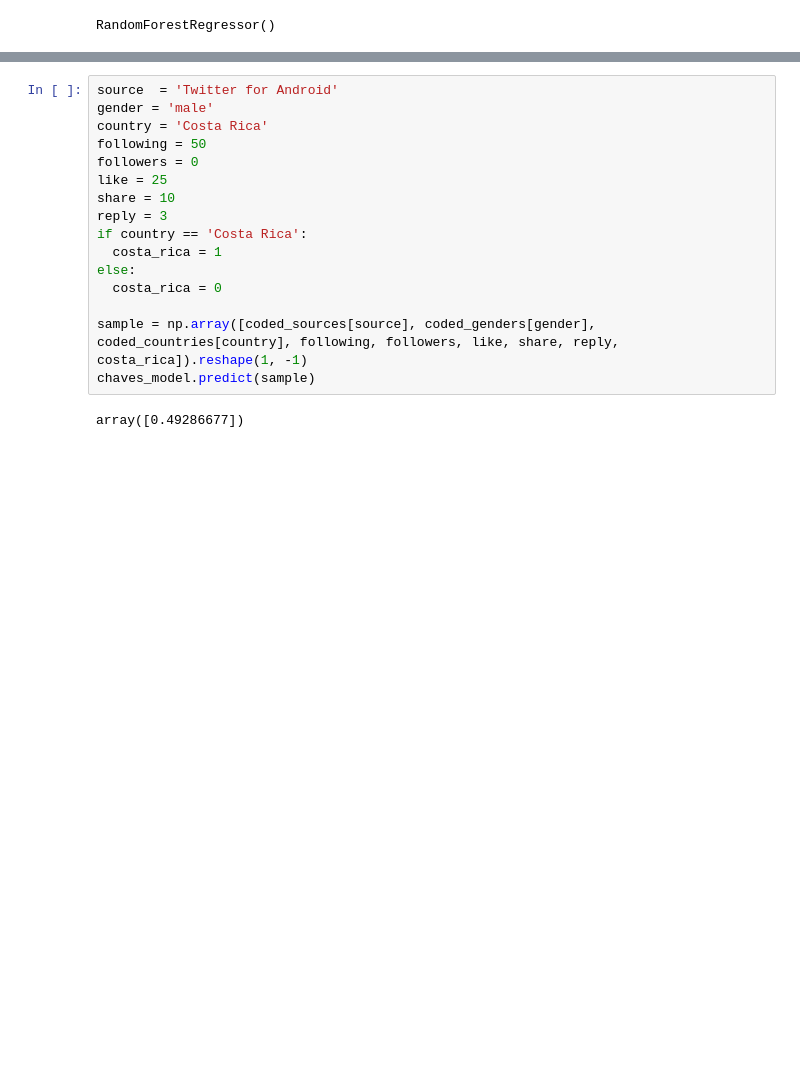
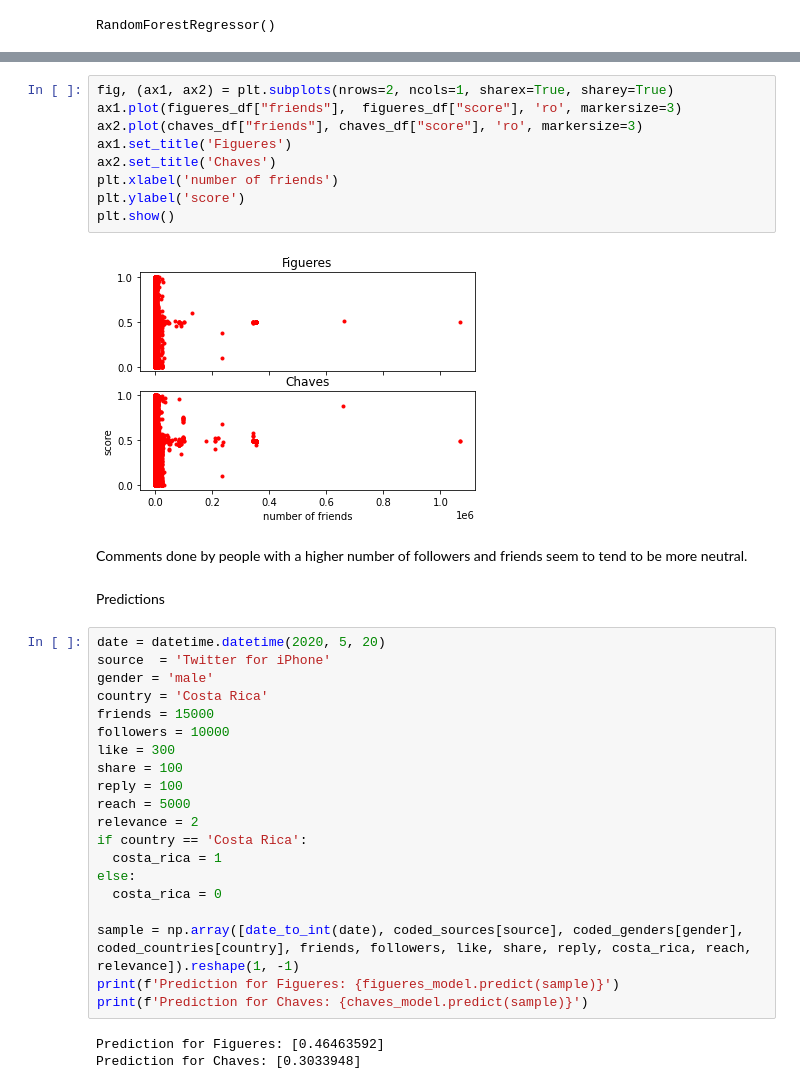
Before and after one commit to sergiolives19/Naveler, a Jupyter notebook: Costa Rica/Costa_Rica_regression.ipynb, the cells around one changed output, grey strips where cells are left out. Drawn from its saved outputs; the diff is of its cells as text; blank space fills up the shorter version.

```diff
--- a/Costa Rica/Costa_Rica_regression.ipynb
+++ b/Costa Rica/Costa_Rica_regression.ipynb
@@ -349,18 +446,38 @@ Test RMSE:      0.0077
+# %%
+fig, (ax1, ax2) = plt.subplots(nrows=2, ncols=1, sharex=True, sharey=True)
+ax1.plot(figueres_df["friends"],  figueres_df["score"], 'ro', markersize=3)
+ax2.plot(chaves_df["friends"], chaves_df["score"], 'ro', markersize=3)
+ax1.set_title('Figueres')
+ax2.set_title('Chaves')
+plt.xlabel('number of friends')
+plt.ylabel('score')
+plt.show()
+# %% [output]
+[figure, added]
+# %% [markdown]
+Comments done by people with a higher number of followers and friends seem to tend to be more neutral.
+# %% [markdown]
+Predictions
 # %%
-source  = 'Twitter for Android'
+date = datetime.datetime(2020, 5, 20)
+source  = 'Twitter for iPhone'
 gender = 'male'
 country = 'Costa Rica'
-following = 50
-followers = 0
-like = 25
-share = 10
-reply = 3
+friends = 15000
+followers = 10000
+like = 300
+share = 100
+reply = 100
+reach = 5000
+relevance = 2
 if country == 'Costa Rica':
   costa_rica = 1
 else:
   costa_rica = 0
 
-sample = np.array([coded_sources[source], coded_genders[gender], coded_countries[country], following, followers, like, share, reply, costa_rica]).reshape(1, -1)
-chaves_model.predict(sample)
+sample = np.array([date_to_int(date), coded_sources[source], coded_genders[gender], coded_countries[country], friends, followers, like, share, reply, costa_rica, reach, relevance]).reshape(1, -1)
+print(f'Prediction for Figueres: {figueres_model.predict(sample)}')
+print(f'Prediction for Chaves: {chaves_model.predict(sample)}')
 # %% [output]
-array([0.49286677])
+Prediction for Figueres: [0.46463592]
+Prediction for Chaves: [0.3033948]
```
Also changed, not shown: parts of 19 cells of this notebook.
